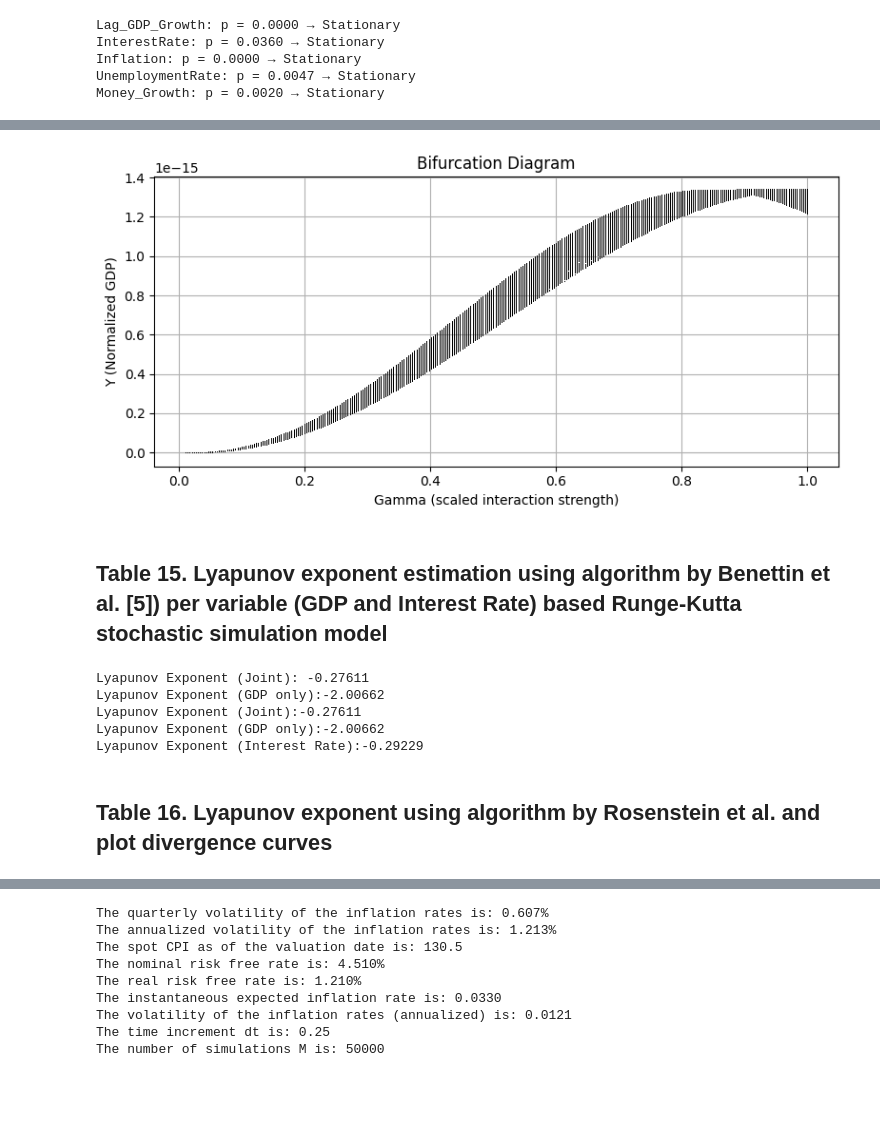
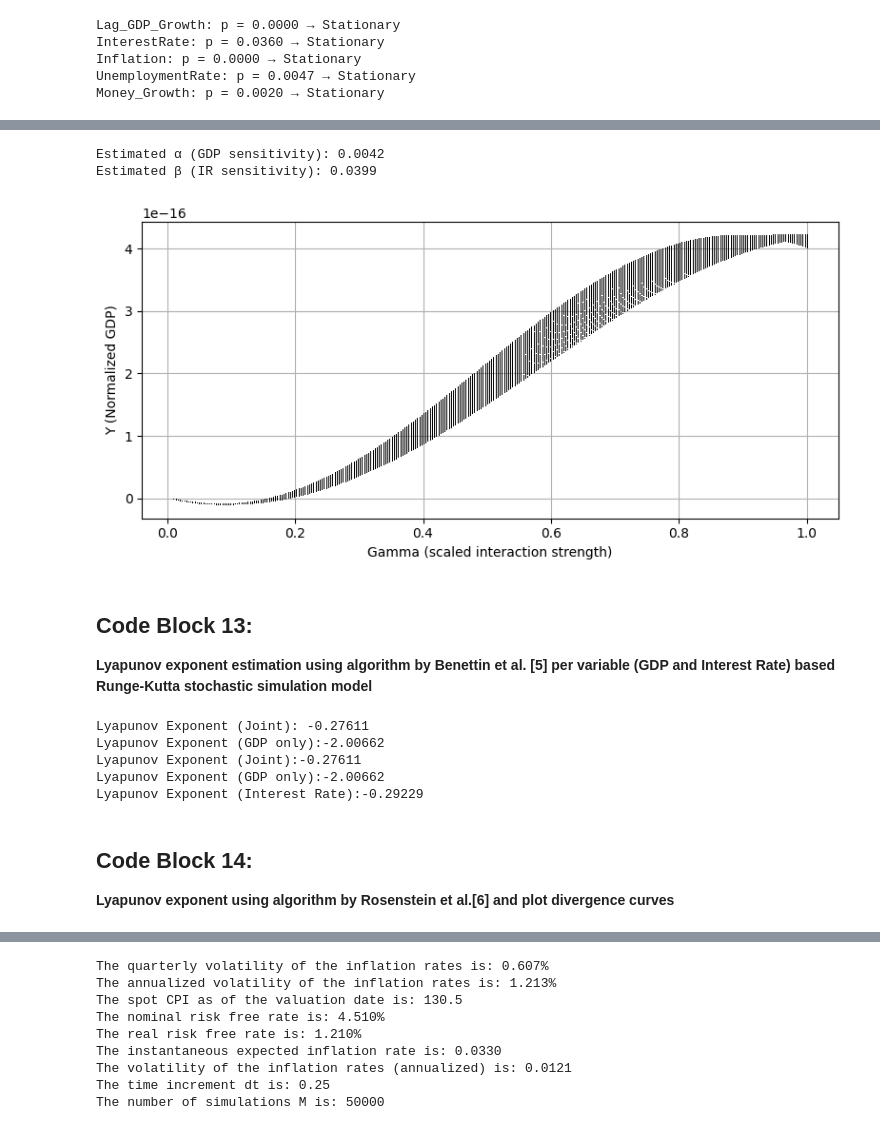
Before and after one commit to saritmaitra/Non-linear-dynamics, a Jupyter notebook: Chapter1_fundamentals_of_nonlinear_dynamics.ipynb, the cells around one changed output, grey strips where cells are left out. Cells and saved outputs as stored; diff of their text form; code cells hidden in the pictures; blank space fills up the shorter version.

```diff
--- a/Chapter1_fundamentals_of_nonlinear_dynamics.ipynb
+++ b/Chapter1_fundamentals_of_nonlinear_dynamics.ipynb
@@ -507,37 +637,43 @@ alpha = alpha_model.params["r_deviation"]
 X_beta = add_constant(df_model_reg["Y_deviation"])
 beta_model = OLS(df_model_reg["dr"], X_beta).fit()
 beta = beta_model.params["Y_deviation"]
 
+print(f"Estimated α (GDP sensitivity): {alpha:.4f}")
+print(f"Estimated β (IR sensitivity): {beta:.4f}")
+
 # Simulate bifurcation
 gamma_values = np.linspace(0.01, 1.0, 300)
 final_Y_values = []
 
 for gamma in gamma_values:
     Y = 0
     r = 0
     Y_series = []
     for t in range(300):
         dYdt = gamma * alpha * (A_real - r)
         drdt = gamma * beta * (Y - B_real)
         Y += dYdt
         r += drdt
         if t > 250:
             Y_series.append(Y)
     final_Y_values.append(Y_series)
 
 plt.figure(figsize=(8, 4))
 for i, gamma in enumerate(gamma_values):
     plt.plot([gamma] * len(final_Y_values[i]), final_Y_values[i], ',k')
 plt.xlabel("Gamma (scaled interaction strength)")
 plt.ylabel("Y (Normalized GDP)")
-plt.title("Bifurcation Diagram")
+# plt.title("Bifurcation Diagram")
 plt.grid(True)
 plt.tight_layout()
 plt.show()
 # %% [output]
+Estimated α (GDP sensitivity): 0.0042
+Estimated β (IR sensitivity): 0.0399
-[figure, old version]
+[figure, new version]
 # %% [markdown]
-## **Table 15. Lyapunov exponent estimation using algorithm by Benettin et al. [5]) per variable (GDP and Interest Rate) based Runge-Kutta stochastic simulation model**
+## **Code Block 13:**
+**Lyapunov exponent estimation using algorithm by Benettin et al. [5] per variable (GDP and Interest Rate) based Runge-Kutta stochastic simulation model**
 # %%
 epsilon = 1e-5
 steps = 1000
@@ -625,7 +761,8 @@ Lyapunov Exponent (Joint):-0.27611
 Lyapunov Exponent (GDP only):-2.00662
 Lyapunov Exponent (Interest Rate):-0.29229
 # %% [markdown]
-## **Table 16. Lyapunov exponent using algorithm by Rosenstein et al. and plot divergence curves**
+## **Code Block 14:**
+**Lyapunov exponent using algorithm by Rosenstein et al.[6] and plot divergence curves**
 # %%
 data = DF.copy()
 data['GDP_Growth'] = np.log(data['RealGDP']).diff()
```
Also changed, not shown: parts of 35 cells of this notebook.
